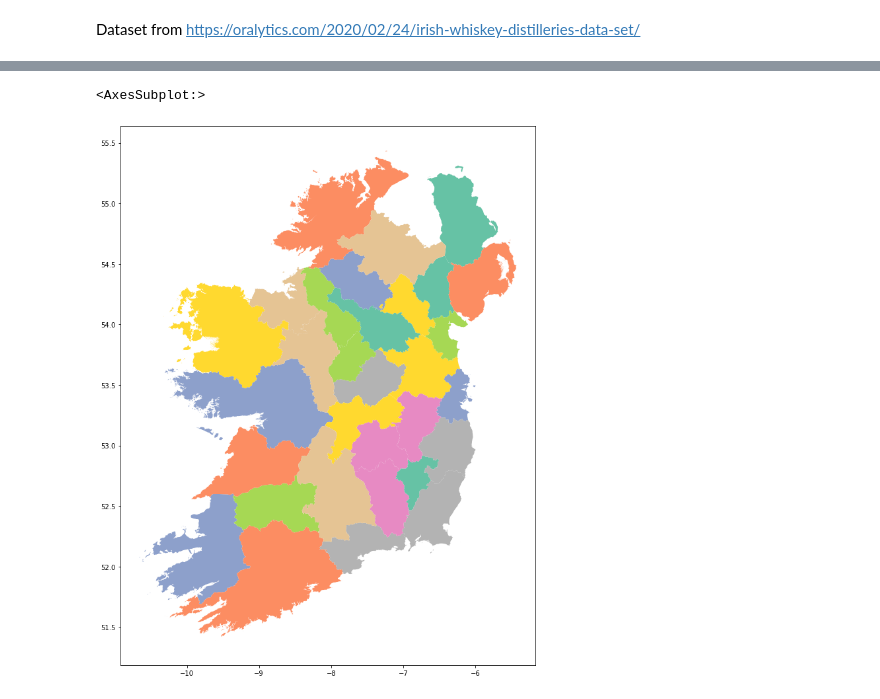
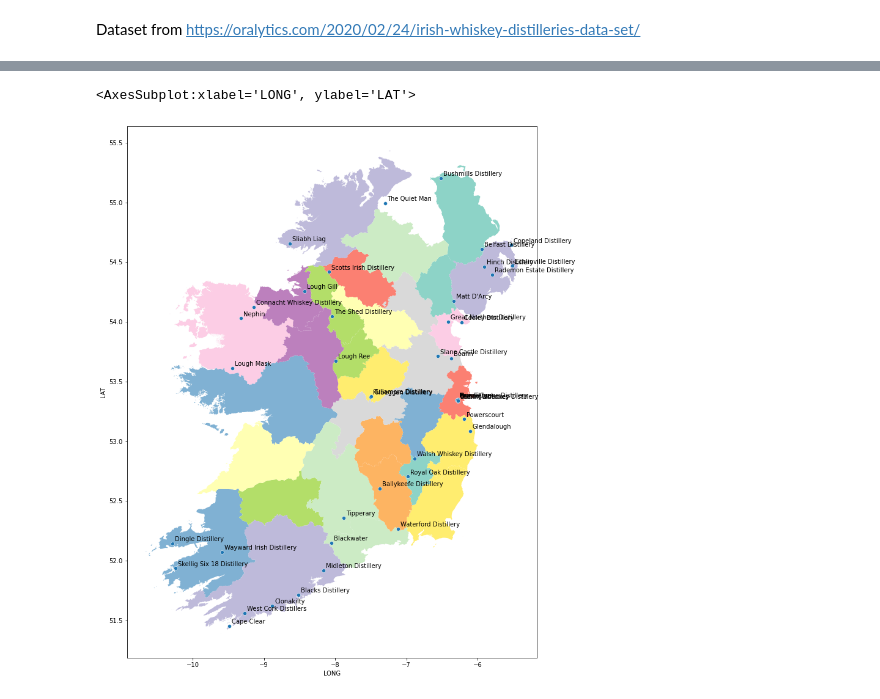
Before and after one commit to Martmedia/UCDPA_MartinCody, a Jupyter notebook: Martin Cody Geopandas 1.ipynb, the cells around one changed output, grey strips where cells are left out. Drawn from its saved outputs; the diff is of its cells as text; code cells hidden in the pictures.

```diff
--- a/Martin Cody Geopandas 1.ipynb
+++ b/Martin Cody Geopandas 1.ipynb
@@ -10,4 +10,4 @@ from shapely.geometry import Point, Polygon
 # %% [markdown]
 Dataset from https://oralytics.com/2020/02/24/irish-whiskey-distilleries-data-set/
 # %%
-Whiskey = gpd.read_file('/Users/martincody/Downloads/Irish_Whiskey_Distilleries.csv')
+Whiskey = gpd.read_file('Irish_Whiskey_Distilleries.csv')
@@ -17,0 +14,4 @@ geopandas.geodataframe.GeoDataFrame
+# %%
+Whiskey['LAT'] = pd.to_numeric(Whiskey['LAT'])
+Whiskey['LONG'] = pd.to_numeric(Whiskey['LONG'])
+Whiskey.info()
@@ -32,7 +51,12 @@ sns.scatterplot(data=Whiskey, x='LONG', y='LAT')
 # %%
-map=gpd.read_file('/Users/martincody/Downloads/counties/counties.shp')
+map=gpd.read_file('counties/counties.shp')
 # %%
-map.plot(figsize=(15,15), column='NAME_EN', cmap='Set2')
+ax = map.plot(figsize=(16,16), column='NAME_EN', cmap='Set3')
+
+for x, y, label in zip(Whiskey['LONG'], Whiskey['LAT'], Whiskey['DISTILLERY']):
+    ax.annotate(label, xy=(x,y), xytext=(4,4), textcoords='offset points')
+
+sns.scatterplot(data=Whiskey, x="LONG", y="LAT")
 # %% [output]
-<AxesSubplot:>
+<AxesSubplot:xlabel='LONG', ylabel='LAT'>
-[figure, old version]
+[figure, new version]
```
Also changed, not shown: parts of 5 cells of this notebook, 6 other files.
